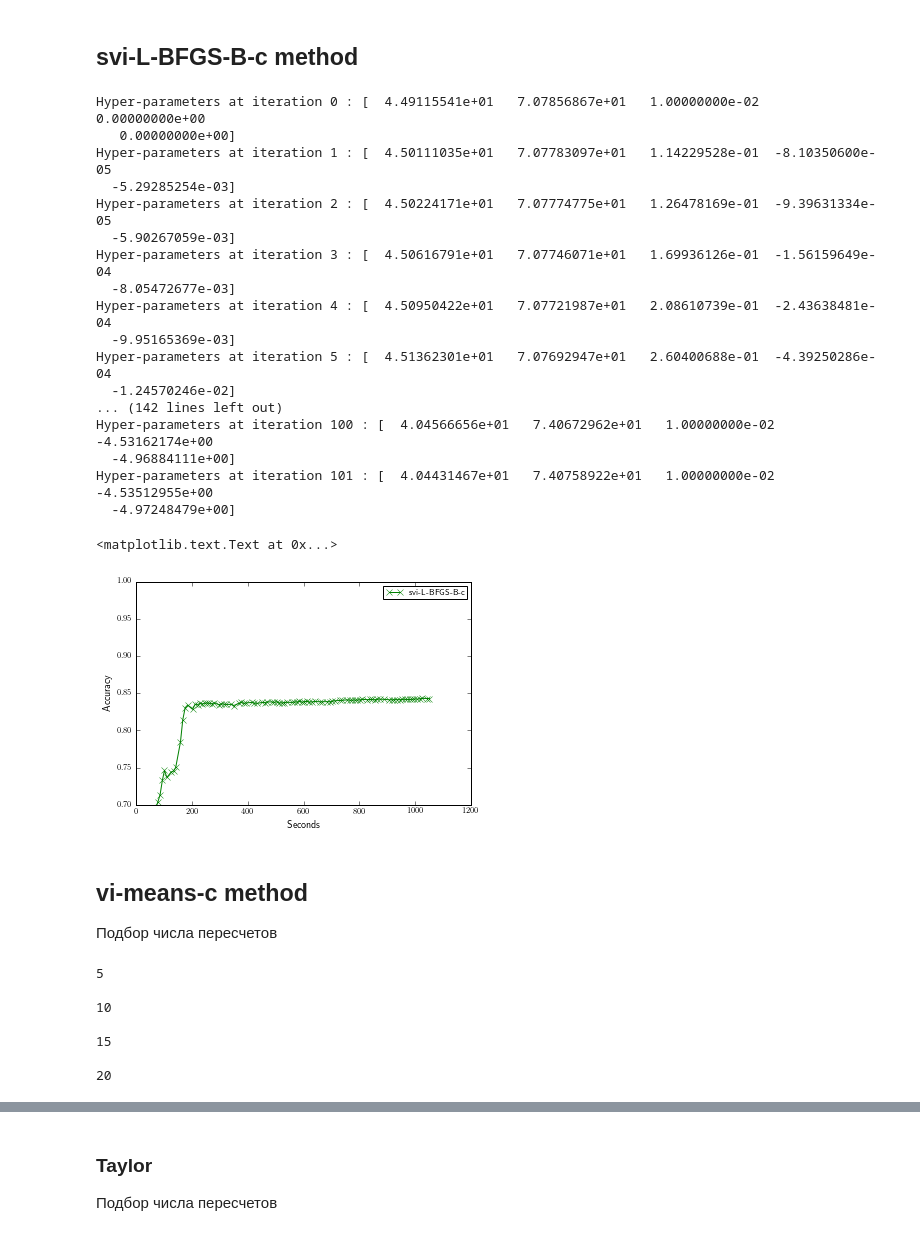
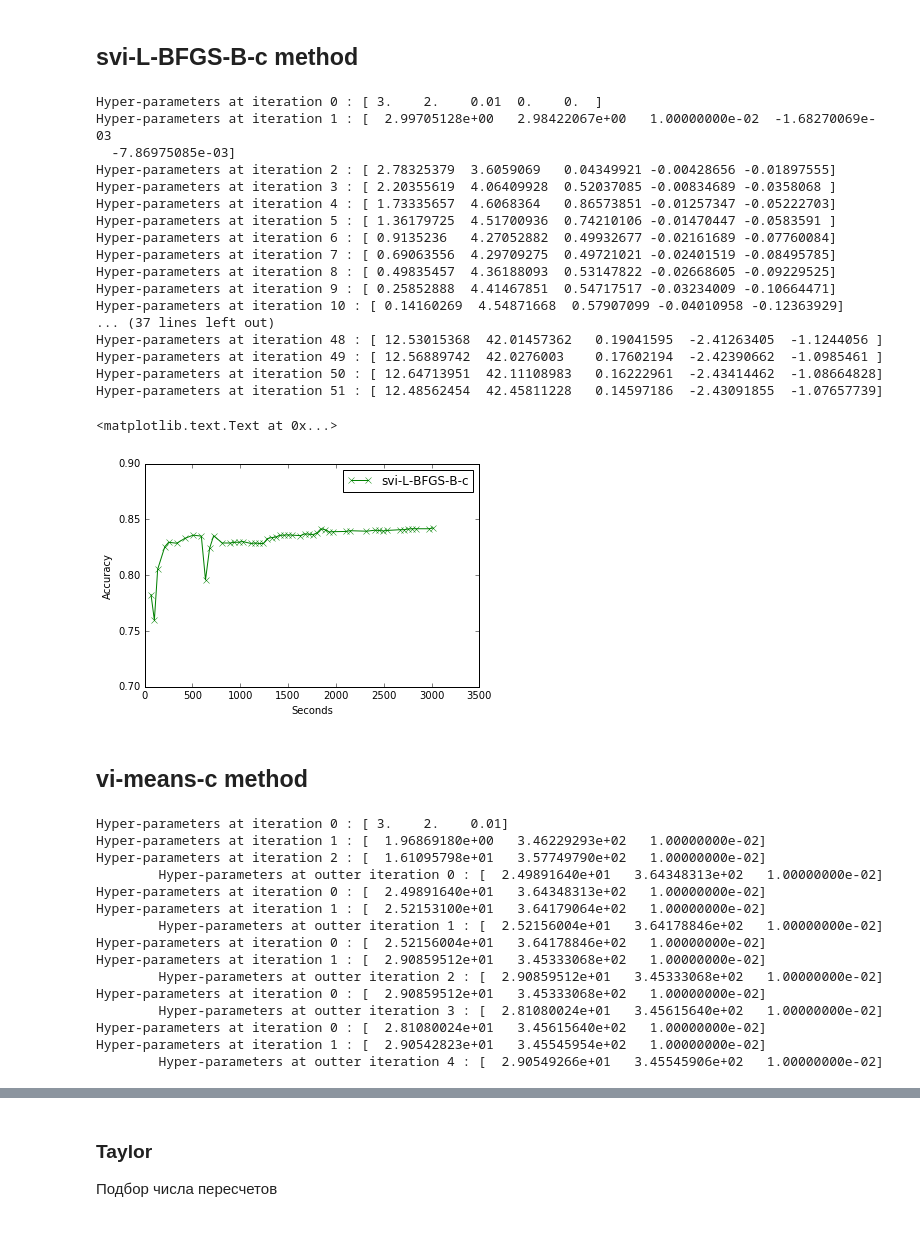
Before and after one commit to afcarl/CourseProject, a Jupyter notebook: Code/Experiments/vi_svi_classification/a8a.ipynb, the cells around one changed output, grey strips where cells are left out. Drawn from its saved outputs; the diff is of its cells as text; code cells hidden in the pictures.

```diff
--- a/Code/Experiments/vi_svi_classification/a8a.ipynb
+++ b/Code/Experiments/vi_svi_classification/a8a.ipynb
@@ -48,7 +47,7 @@ a8a
 # %% [markdown]
 ## K-Means cluster centers
 # %%
-ind_num = 300
+ind_num = 800
 print('Finding means...')
 means = KMeans(n_clusters=ind_num, n_init=3, max_iter=100, random_state=241)
 means.fit(x_tr.T)
@@ -62,63 +61,65 @@ with open('../plots/vi_vs_svi_class/'+ data_name +'_title.txt', 'w') as f:
     title = data_name + ' dataset, ' + 'n = ' + str(num) + ', d = ' + str(dim) + ', m = ' + str(ind_num)
     f.write(title)
 # %%
-cov_params = np.array([30., 20. , .01])
+cov_params = np.array([3., 2. , .01])
 # %% [markdown]
 ## svi-L-BFGS-B-c method
 # %%
 model_covariance_obj = SquaredExponential(np.copy(cov_params))
 svi_gp = GPC(model_covariance_obj, method='svi')
 # %%
-opts = {'mode': 'full', 'maxiter': 100, 'mydisp': True}
+opts = {'mode': 'full', 'maxiter': 50, 'mydisp': True}
 svi_res = svi_gp.fit(x_tr, y_tr, inputs=inputs, optimizer_options=opts)
 # %% [output]
-Hyper-parameters at iteration 0 : [  4.49115541e+01   7.07856867e+01   1.00000000e-02   0.00000000e+00
-   0.00000000e+00]
-Hyper-parameters at iteration 1 : [  4.50111035e+01   7.07783097e+01   1.14229528e-01  -8.10350600e-05
-  -5.29285254e-03]
-Hyper-parameters at iteration 2 : [  4.50224171e+01   7.07774775e+01   1.26478169e-01  -9.39631334e-05
-  -5.90267059e-03]
-Hyper-parameters at iteration 3 : [  4.50616791e+01   7.07746071e+01   1.69936126e-01  -1.56159649e-04
-  -8.05472677e-03]
-Hyper-parameters at iteration 4 : [  4.50950422e+01   7.07721987e+01   2.08610739e-01  -2.43638481e-04
-  -9.95165369e-03]
-Hyper-parameters at iteration 5 : [  4.51362301e+01   7.07692947e+01   2.60400688e-01  -4.39250286e-04
-  -1.24570246e-02]
-... (142 lines left out)
-Hyper-parameters at iteration 100 : [  4.04566656e+01   7.40672962e+01   1.00000000e-02  -4.53162174e+00
-  -4.96884111e+00]
-Hyper-parameters at iteration 101 : [  4.04431467e+01   7.40758922e+01   1.00000000e-02  -4.53512955e+00
-  -4.97248479e+00]
+Hyper-parameters at iteration 0 : [ 3.    2.    0.01  0.    0.  ]
+Hyper-parameters at iteration 1 : [  2.99705128e+00   2.98422067e+00   1.00000000e-02  -1.68270069e-03
+  -7.86975085e-03]
+Hyper-parameters at iteration 2 : [ 2.78325379  3.6059069   0.04349921 -0.00428656 -0.01897555]
+Hyper-parameters at iteration 3 : [ 2.20355619  4.06409928  0.52037085 -0.00834689 -0.0358068 ]
+Hyper-parameters at iteration 4 : [ 1.73335657  4.6068364   0.86573851 -0.01257347 -0.05222703]
+Hyper-parameters at iteration 5 : [ 1.36179725  4.51700936  0.74210106 -0.01470447 -0.0583591 ]
+Hyper-parameters at iteration 6 : [ 0.9135236   4.27052882  0.49932677 -0.02161689 -0.07760084]
+Hyper-parameters at iteration 7 : [ 0.69063556  4.29709275  0.49721021 -0.02401519 -0.08495785]
+Hyper-parameters at iteration 8 : [ 0.49835457  4.36188093  0.53147822 -0.02668605 -0.09229525]
+Hyper-parameters at iteration 9 : [ 0.25852888  4.41467851  0.54717517 -0.03234009 -0.10664471]
+Hyper-parameters at iteration 10 : [ 0.14160269  4.54871668  0.57907099 -0.04010958 -0.12363929]
+... (37 lines left out)
+Hyper-parameters at iteration 48 : [ 12.53015368  42.01457362   0.19041595  -2.41263405  -1.1244056 ]
+Hyper-parameters at iteration 49 : [ 12.56889742  42.0276003    0.17602194  -2.42390662  -1.0985461 ]
+Hyper-parameters at iteration 50 : [ 12.64713951  42.11108983   0.16222961  -2.43414462  -1.08664828]
+Hyper-parameters at iteration 51 : [ 12.48562454  42.45811228   0.14597186  -2.43091855  -1.07657739]
 # %%
 metric = lambda w: svi_gp.get_prediction_quality(w, x_test, y_test)
 svi_x_lst, svi_y_lst = svi_res.plot_performance(metric, 't', freq=1)
 # %%
 plt.plot(svi_x_lst[1:], svi_y_lst[1:], '-gx', label='svi-L-BFGS-B-c')
-plt.ylim([0.7, 1.])
+plt.ylim([0.7, .9])
 plt.legend()
 plt.xlabel('Seconds')
 plt.ylabel('Accuracy')
 # %% [output]
 <matplotlib.text.Text at 0x...>
-[figure, old version]
+[figure, new version]
 # %% [markdown]
 ## vi-means-c method
-Подбор числа пересчетов
 # %%
-maxfuns = [5, 10, 15, 20]
-results = []
-for maxfun in maxfuns:
-    print(maxfun)
-    model_covariance_obj = SquaredExponential(np.copy(cov_params))
-    vi_gp = GPC(model_covariance_obj, method='vi')
-    opts = {'maxfun':maxfun, 'mydisp': False, 'num_updates':3}
-    results.append(vi_gp.fit(x_tr, y_tr, inputs=inputs, optimizer_options=opts, max_out_iter=10))
-    print()
+model_covariance_obj = SquaredExponential(np.copy(cov_params))
+vi_gp = GPC(model_covariance_obj, method='vi')
+opts = {'maxfun':5, 'mydisp': True, 'num_updates':3}
+vi_res = vi_gp.fit(x_tr, y_tr, inputs=inputs, optimizer_options=opts, max_out_iter=5)
 # %% [output]
-5
-
-10
-
-15
-
-20
+Hyper-parameters at iteration 0 : [ 3.    2.    0.01]
+Hyper-parameters at iteration 1 : [  1.96869180e+00   3.46229293e+02   1.00000000e-02]
+Hyper-parameters at iteration 2 : [  1.61095798e+01   3.57749790e+02   1.00000000e-02]
+        Hyper-parameters at outter iteration 0 : [  2.49891640e+01   3.64348313e+02   1.00000000e-02]
+Hyper-parameters at iteration 0 : [  2.49891640e+01   3.64348313e+02   1.00000000e-02]
+Hyper-parameters at iteration 1 : [  2.52153100e+01   3.64179064e+02   1.00000000e-02]
+        Hyper-parameters at outter iteration 1 : [  2.52156004e+01   3.64178846e+02   1.00000000e-02]
+Hyper-parameters at iteration 0 : [  2.52156004e+01   3.64178846e+02   1.00000000e-02]
+Hyper-parameters at iteration 1 : [  2.90859512e+01   3.45333068e+02   1.00000000e-02]
+        Hyper-parameters at outter iteration 2 : [  2.90859512e+01   3.45333068e+02   1.00000000e-02]
+Hyper-parameters at iteration 0 : [  2.90859512e+01   3.45333068e+02   1.00000000e-02]
+        Hyper-parameters at outter iteration 3 : [  2.81080024e+01   3.45615640e+02   1.00000000e-02]
+Hyper-parameters at iteration 0 : [  2.81080024e+01   3.45615640e+02   1.00000000e-02]
+Hyper-parameters at iteration 1 : [  2.90542823e+01   3.45545954e+02   1.00000000e-02]
+        Hyper-parameters at outter iteration 4 : [  2.90549266e+01   3.45545906e+02   1.00000000e-02]
```
Also changed, not shown: parts of 28 cells of this notebook, 5 other files.
